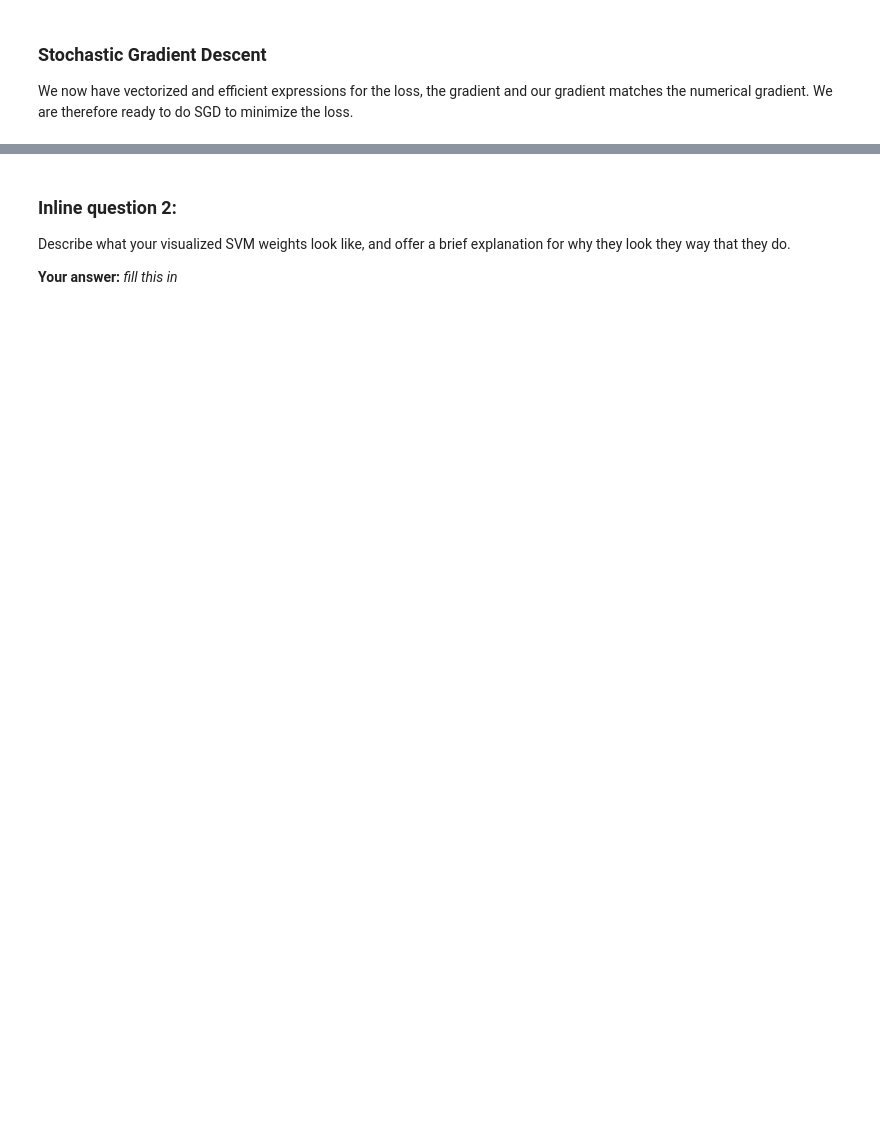
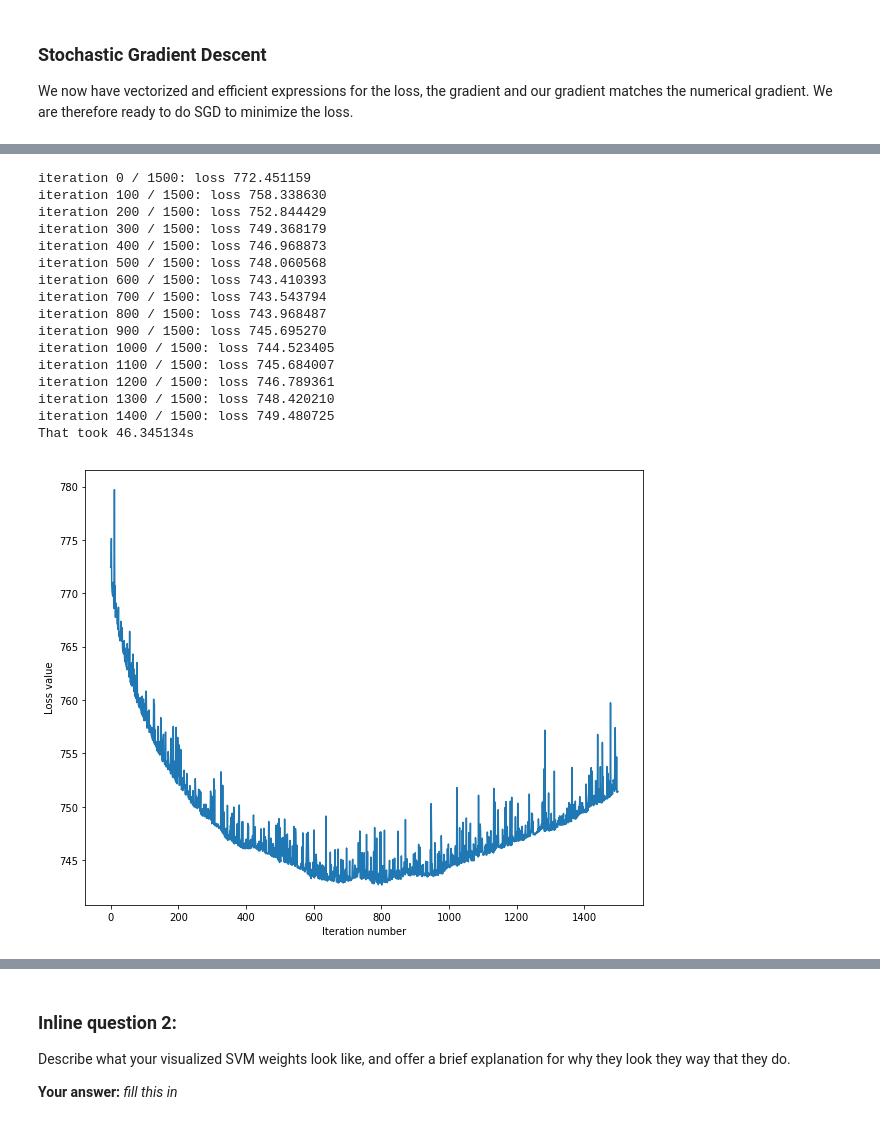
Before and after one commit to PhySci/cs231, a Jupyter notebook: assignment1/svm.ipynb, the cells around one changed output, grey strips where cells are left out. Cells and saved outputs as stored; diff of their text form; code cells hidden in the pictures; blank space fills up the shorter version.

```diff
--- a/assignment1/svm.ipynb
+++ b/assignment1/svm.ipynb
@@ -252,3 +326,37 @@ We now have vectorized and efficient expressions for the loss, the gradient and
+# %%
+# In the file linear_classifier.py, implement SGD in the function
+# LinearClassifier.train() and then run it with the code below.
+from cs231n.classifiers import LinearSVM
+svm = LinearSVM()
+tic = time.time()
+loss_hist = svm.train(X_train, y_train, learning_rate=1e-5, reg=2.5e4, num_iters=1500, verbose=True)
+toc = time.time()
+print('That took %fs' % (toc - tic))
+
+# A useful debugging strategy is to plot the loss as a function of
+# iteration number:
+plt.plot(loss_hist)
+plt.xlabel('Iteration number')
+plt.ylabel('Loss value')
+plt.show()
+# %% [output]
+iteration 0 / 1500: loss 772.451159
+iteration 100 / 1500: loss 758.338630
+iteration 200 / 1500: loss 752.844429
+iteration 300 / 1500: loss 749.368179
+iteration 400 / 1500: loss 746.968873
+iteration 500 / 1500: loss 748.060568
+iteration 600 / 1500: loss 743.410393
+iteration 700 / 1500: loss 743.543794
+iteration 800 / 1500: loss 743.968487
+iteration 900 / 1500: loss 745.695270
+iteration 1000 / 1500: loss 744.523405
+iteration 1100 / 1500: loss 745.684007
+iteration 1200 / 1500: loss 746.789361
+iteration 1300 / 1500: loss 748.420210
+iteration 1400 / 1500: loss 749.480725
+That took 46.345134s
+[figure, added]
 # %%
 # In the file linear_classifier.py, implement SGD in the function
 # LinearClassifier.train() and then run it with the code below.
```
Also changed, not shown: parts of 12 cells of this notebook, 2 other files.
